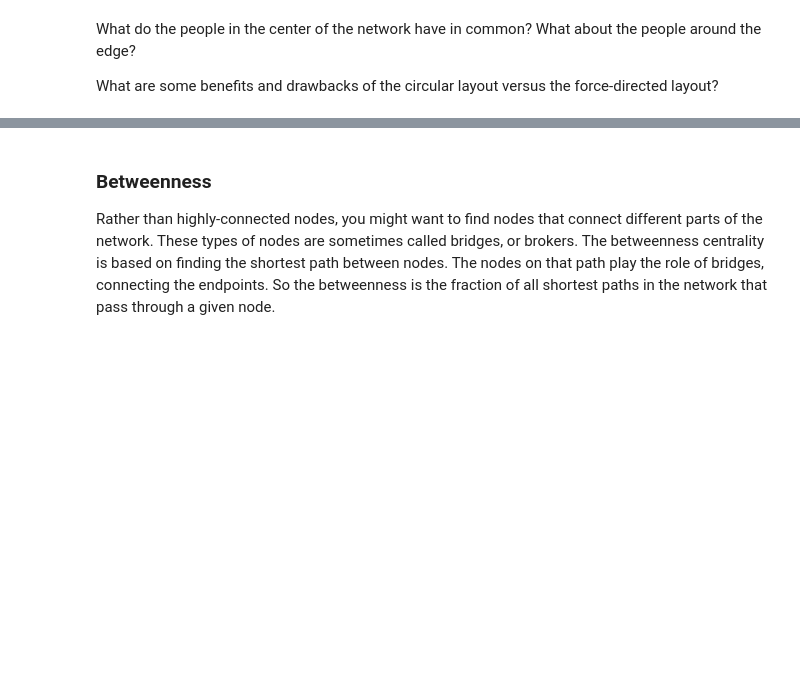
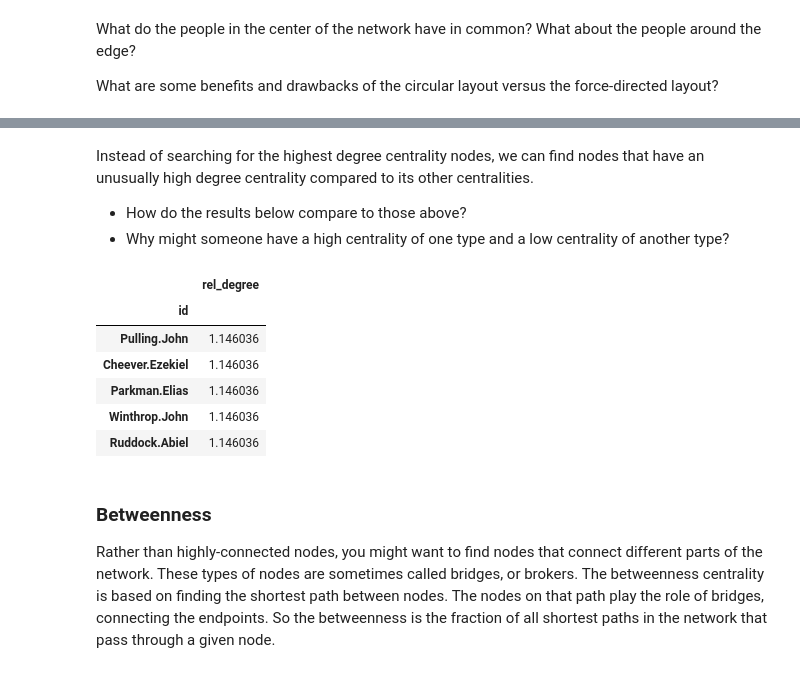
Before and after one commit to UM-CSS/CSSLabs-Networks, a Jupyter notebook: Networks.ipynb, the cells around one changed output, grey strips where cells are left out. Drawn from its saved outputs; the diff is of its cells as text; code cells hidden in the pictures; blank space fills up the shorter version.

```diff
--- a/Networks.ipynb
+++ b/Networks.ipynb
@@ -167,3 +273,18 @@ df.sort_values('degree', ascending=False).head(5)
+# %% [markdown]
+Instead of searching for the highest degree centrality nodes, we can find nodes that have an unusually high degree centrality compared to its other centralities.
+
+* How do the results below compare to those above?
+* Why might someone have a high centrality of one type and a low centrality of another type?
+# %%
+rel_centrality(df, 'degree').sort_values('rel_degree', ascending=False).head()
+# %% [output]
+|  | rel_degree |
+| id |  |
+| Pulling.John | 1.146036 |
+| Cheever.Ezekiel | 1.146036 |
+| Parkman.Elias | 1.146036 |
+| Winthrop.John | 1.146036 |
+| Ruddock.Abiel | 1.146036 |
 # %% [markdown]
 ### Betweenness
 
```
Also changed, not shown: parts of 63 cells of this notebook.
